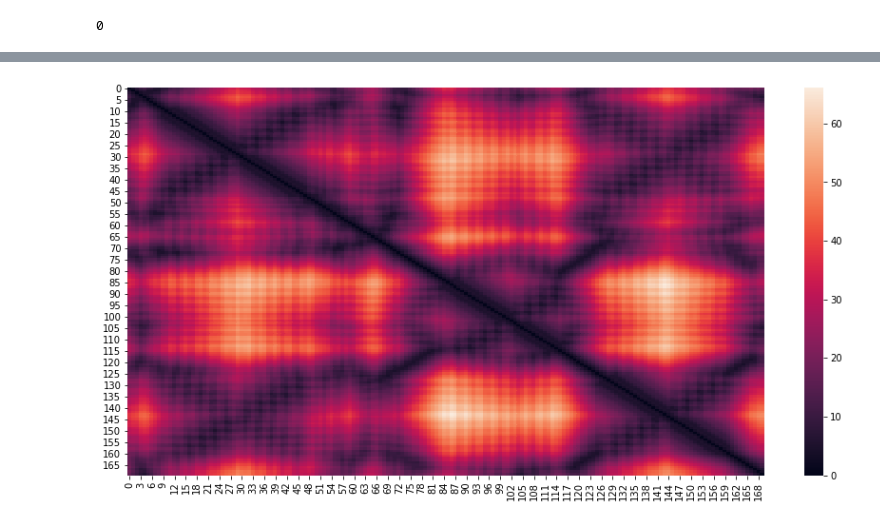
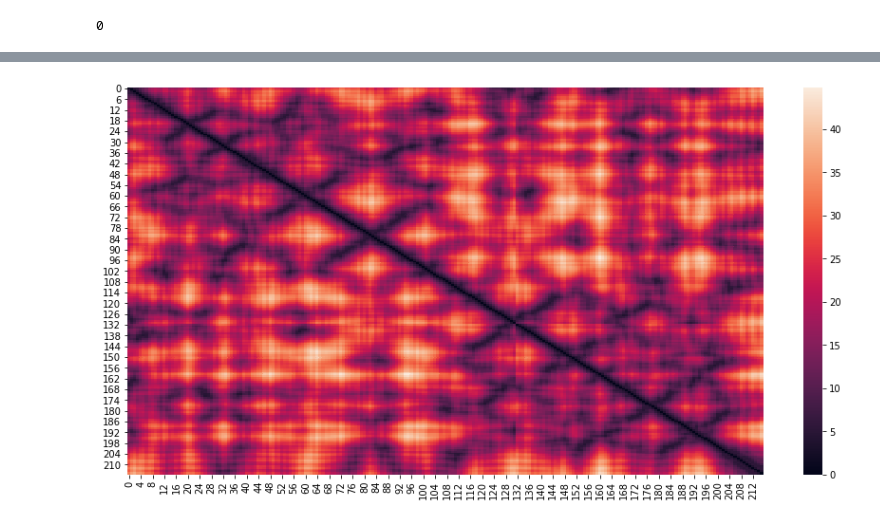
Before and after one commit to simonholmes001/dataset_preparation, a Jupyter notebook: build_distance_matrix.ipynb, the cells around one changed output, grey strips where cells are left out. Drawn from its saved outputs; the diff is of its cells as text; code cells hidden in the pictures.

```diff
--- a/build_distance_matrix.ipynb
+++ b/build_distance_matrix.ipynb
@@ -133,12 +135,12 @@ plt.show()
 # %%
 # Plot the heatmap of the original distance matrix (before data processing)
 
-source2 = '/media/the_beast/A/mathisi_tests/data/transformed/distance_matrix/6a02_label.pickle'
+source2 = '/media/the_beast/A/mathisi_tests/data/transformed/distance_matrix/5a0a_label.pickle'
 heat = Heatmap(source2)
 heat.loader()
 heat.make_distance_map()
 # %% [output]
-[figure, old version]
+[figure, new version]
 # %%
 # Compare shapes
 
```
Also changed, not shown: parts of 10 cells of this notebook.
